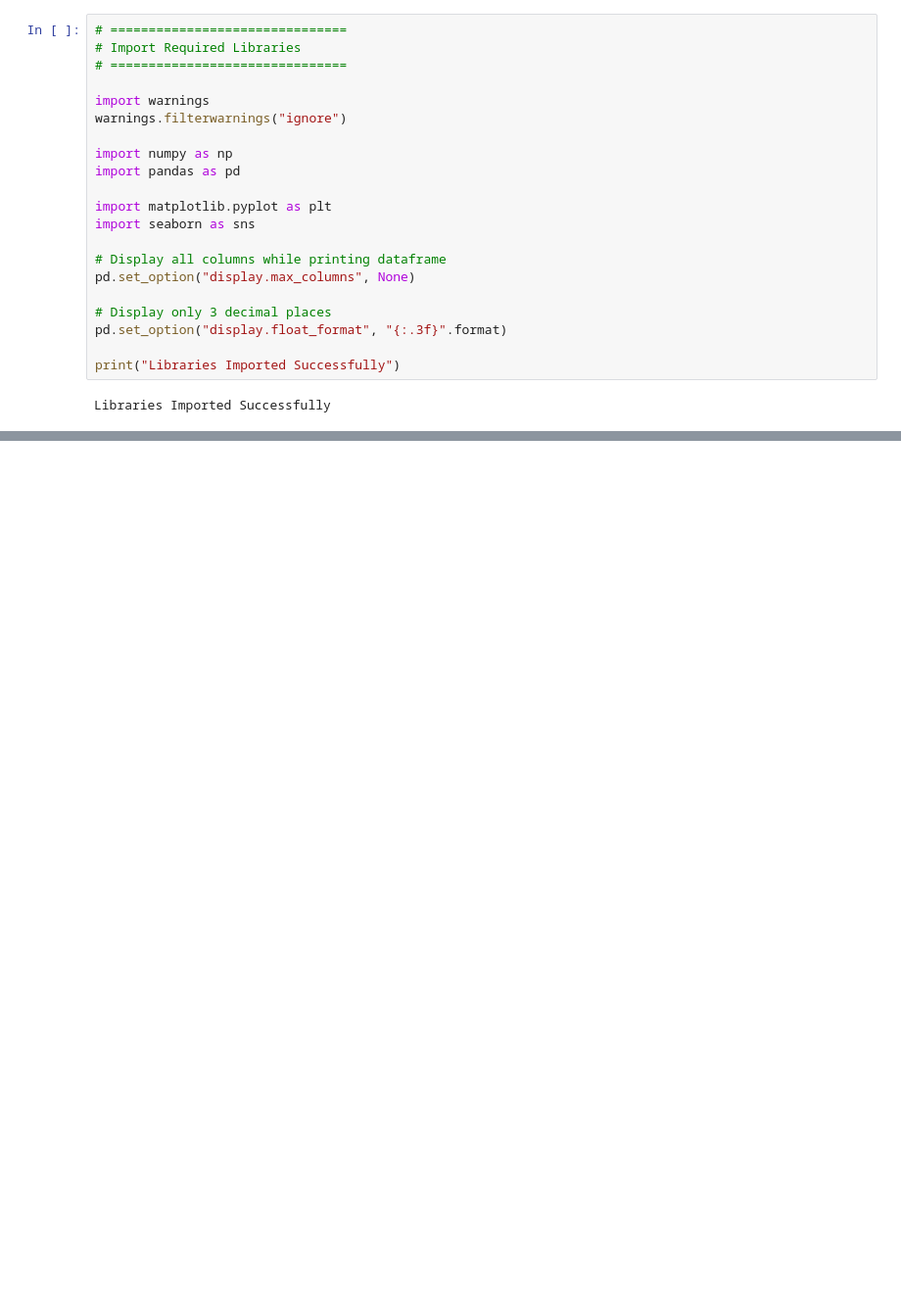
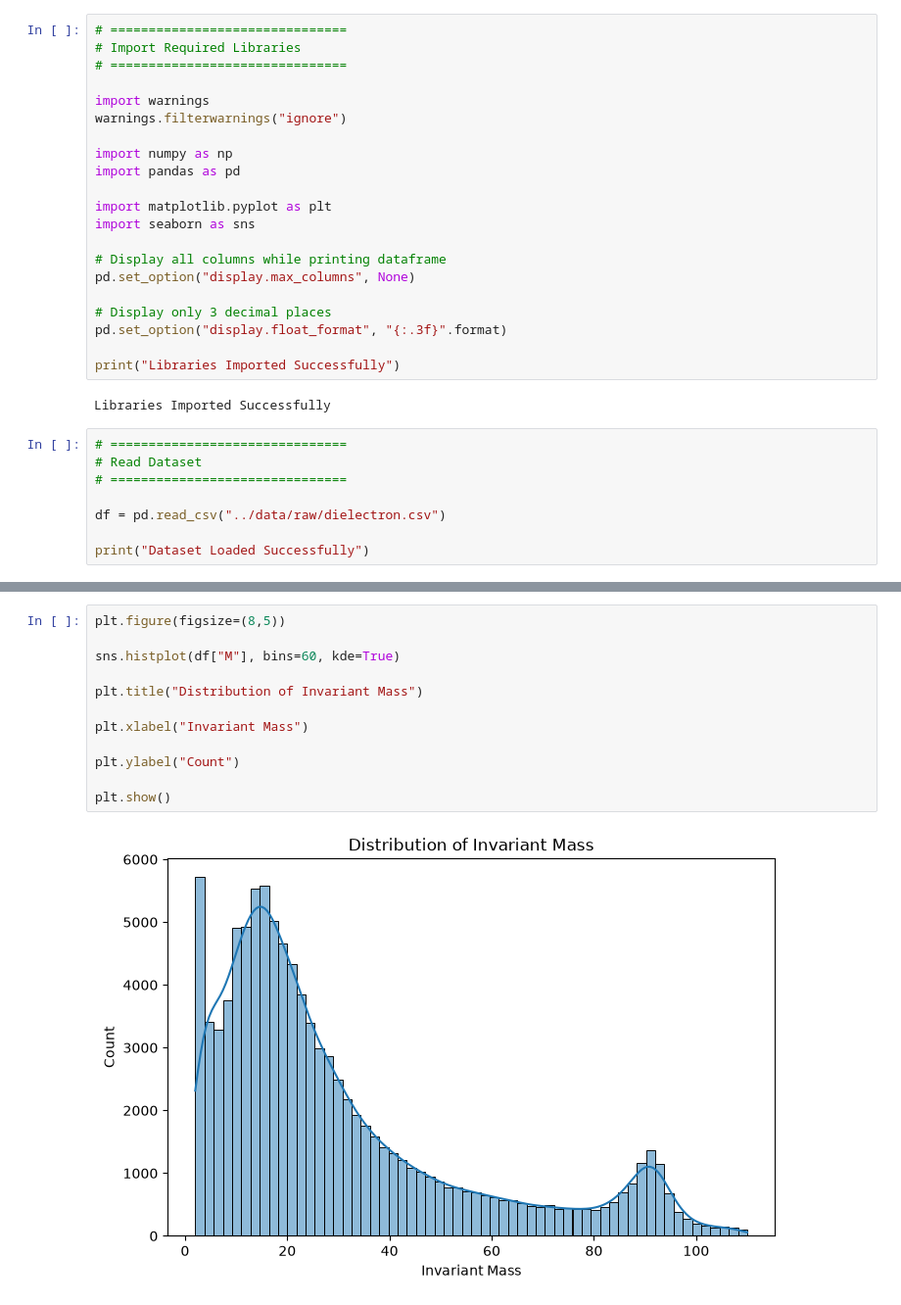
Before and after one commit to IvySingh-1/CERN-dielectron-ML-sensor-optimization, a Jupyter notebook: notebooks/01_Data_Understanding.ipynb, the cells around one changed output, grey strips where cells are left out. Shown at 98% size. Drawn from its saved outputs; the diff is of its cells as text; blank space fills up the shorter version.

Commit message:
Data Understanding

```diff
--- a/notebooks/01_Data_Understanding.ipynb
+++ b/notebooks/01_Data_Understanding.ipynb
@@ -49,3 +49,11 @@ pd.set_option("display.float_format", "{:.3f}".format)
 print("Libraries Imported Successfully")
 # %% [output]
 Libraries Imported Successfully
+# %%
+# ===============================
+# Read Dataset
+# ===============================
+
+df = pd.read_csv("../data/raw/dielectron.csv")
+
+print("Dataset Loaded Successfully")
@@ -51,0 +225,14 @@ Libraries Imported Successfully
+# %%
+plt.figure(figsize=(8,5))
+
+sns.histplot(df["M"], bins=60, kde=True)
+
+plt.title("Distribution of Invariant Mass")
+
+plt.xlabel("Invariant Mass")
+
+plt.ylabel("Count")
+
+plt.show()
+# %% [output]
+[figure, added]
```
Also changed, not shown: parts of 12 cells of this notebook.
